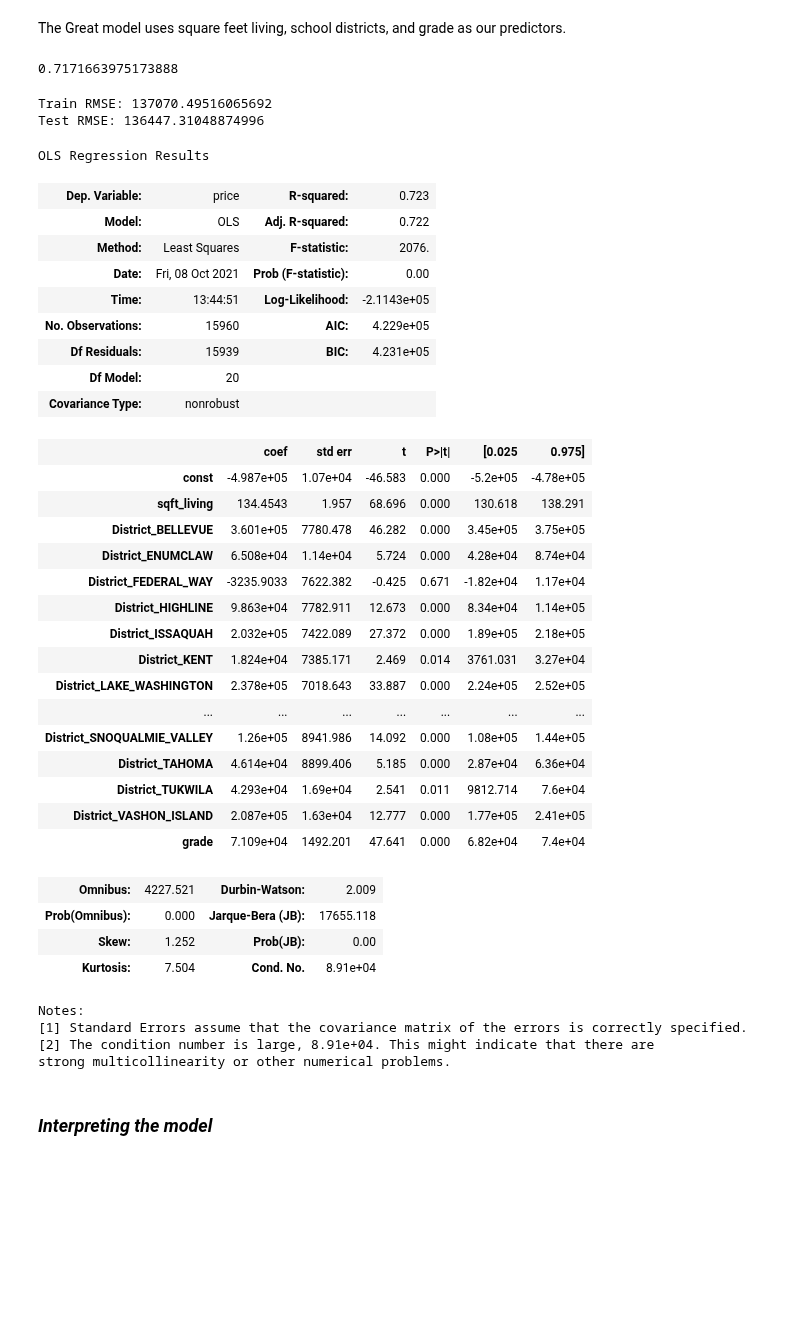
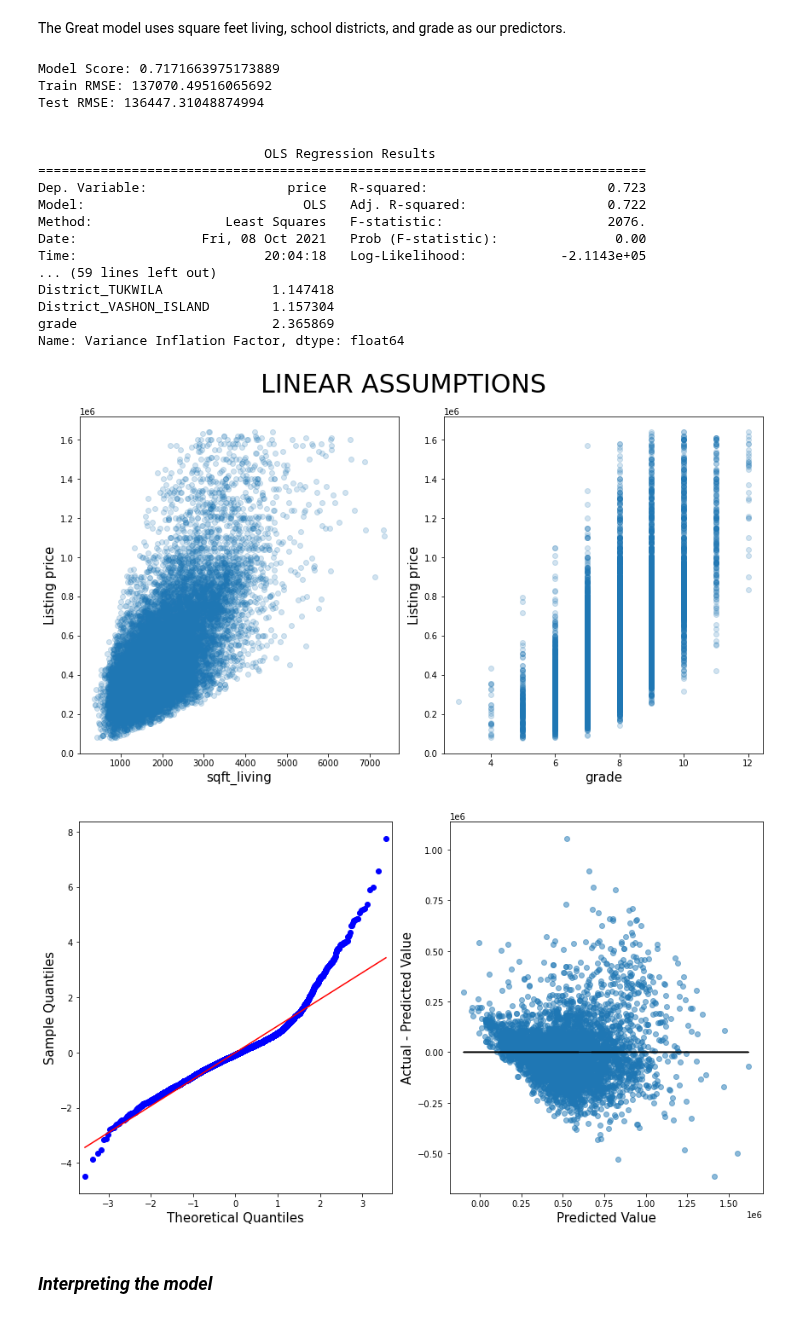
Before and after one commit to cyborgsage/kingco-realestate, a Jupyter notebook: KC_Real_Estate.ipynb, the cells around one changed output. Cells and saved outputs as stored; diff of their text form; code cells hidden in the pictures; blank space fills up the shorter version.

```diff
--- a/KC_Real_Estate.ipynb
+++ b/KC_Real_Estate.ipynb
@@ -479,49 +316,0 @@ great_X_test_scaled = scaler.fit_transform(great_X_test)
-# %%
-great_model = LinearRegression()
-great_model.fit(great_X_train_scaled, great_y_train)
-great_model.score(great_X_test_scaled, great_y_test)
-# %% [output]
-0.7171663975173888
-# %%
-print(f'Train RMSE: {mean_squared_error(great_y_train, great_model.predict(great_X_train_scaled), squared=False)}')
-print(f'Test RMSE: {mean_squared_error(great_y_test, great_model.predict(great_X_test_scaled), squared=False)}')
-# %% [output]
-Train RMSE: 137070.49516065692
-Test RMSE: 136447.31048874996
-# %%
-sm.OLS(great_y_train, sm.add_constant(great_X_train)).fit().summary()
-# %% [output]
-OLS Regression Results
-| Dep. Variable: | price | R-squared: | 0.723 |
-| Model: | OLS | Adj. R-squared: | 0.722 |
-| Method: | Least Squares | F-statistic: | 2076. |
-| Date: | Fri, 08 Oct 2021 | Prob (F-statistic): | 0.00 |
-| Time: | 13:44:51 | Log-Likelihood: | -2.1143e+05 |
-| No. Observations: | 15960 | AIC: | 4.229e+05 |
-| Df Residuals: | 15939 | BIC: | 4.231e+05 |
-| Df Model: | 20 |  |  |
-| Covariance Type: | nonrobust |  |  |
-|  | coef | std err | t | P>|t| | [0.025 | 0.975] |
-| const | -4.987e+05 | 1.07e+04 | -46.583 | 0.000 | -5.2e+05 | -4.78e+05 |
-| sqft_living | 134.4543 | 1.957 | 68.696 | 0.000 | 130.618 | 138.291 |
-| District_BELLEVUE | 3.601e+05 | 7780.478 | 46.282 | 0.000 | 3.45e+05 | 3.75e+05 |
-| District_ENUMCLAW | 6.508e+04 | 1.14e+04 | 5.724 | 0.000 | 4.28e+04 | 8.74e+04 |
-| District_FEDERAL_WAY | -3235.9033 | 7622.382 | -0.425 | 0.671 | -1.82e+04 | 1.17e+04 |
-| District_HIGHLINE | 9.863e+04 | 7782.911 | 12.673 | 0.000 | 8.34e+04 | 1.14e+05 |
-| District_ISSAQUAH | 2.032e+05 | 7422.089 | 27.372 | 0.000 | 1.89e+05 | 2.18e+05 |
-| District_KENT | 1.824e+04 | 7385.171 | 2.469 | 0.014 | 3761.031 | 3.27e+04 |
-| District_LAKE_WASHINGTON | 2.378e+05 | 7018.643 | 33.887 | 0.000 | 2.24e+05 | 2.52e+05 |
-| ... | ... | ... | ... | ... | ... | ... |
-| District_SNOQUALMIE_VALLEY | 1.26e+05 | 8941.986 | 14.092 | 0.000 | 1.08e+05 | 1.44e+05 |
-| District_TAHOMA | 4.614e+04 | 8899.406 | 5.185 | 0.000 | 2.87e+04 | 6.36e+04 |
-| District_TUKWILA | 4.293e+04 | 1.69e+04 | 2.541 | 0.011 | 9812.714 | 7.6e+04 |
-| District_VASHON_ISLAND | 2.087e+05 | 1.63e+04 | 12.777 | 0.000 | 1.77e+05 | 2.41e+05 |
-| grade | 7.109e+04 | 1492.201 | 47.641 | 0.000 | 6.82e+04 | 7.4e+04 |
-| Omnibus: | 4227.521 | Durbin-Watson: | 2.009 |
-| Prob(Omnibus): | 0.000 | Jarque-Bera (JB): | 17655.118 |
-| Skew: | 1.252 | Prob(JB): | 0.00 |
-| Kurtosis: | 7.504 | Cond. No. | 8.91e+04 |
-Notes:
-[1] Standard Errors assume that the covariance matrix of the errors is correctly specified.
-[2] The condition number is large, 8.91e+04. This might indicate that there are
-strong multicollinearity or other numerical problems.
@@ -533,3 +317,26 @@ great_X_test_scaled.columns = great_X.columns
+# %%
+great_formula = good_formula + ['grade']
+model_and_assume(great_formula)
+# %% [output]
+Model Score: 0.7171663975173889
+Train RMSE: 137070.49516065692
+Test RMSE: 136447.31048874994
+
+
+                             OLS Regression Results
+==============================================================================
+Dep. Variable:                  price   R-squared:                       0.723
+Model:                            OLS   Adj. R-squared:                  0.722
+Method:                 Least Squares   F-statistic:                     2076.
+Date:                Fri, 08 Oct 2021   Prob (F-statistic):               0.00
+Time:                        20:04:18   Log-Likelihood:            -2.1143e+05
+... (59 lines left out)
+District_TUKWILA              1.147418
+District_VASHON_ISLAND        1.157304
+grade                         2.365869
+Name: Variance Inflation Factor, dtype: float64
+[figure, added]
+[figure, added]
 # %% [markdown]
 ### *Interpreting the model*
 # %% [markdown]
```
Also changed, not shown: parts of 74 cells of this notebook, 2 other files.
